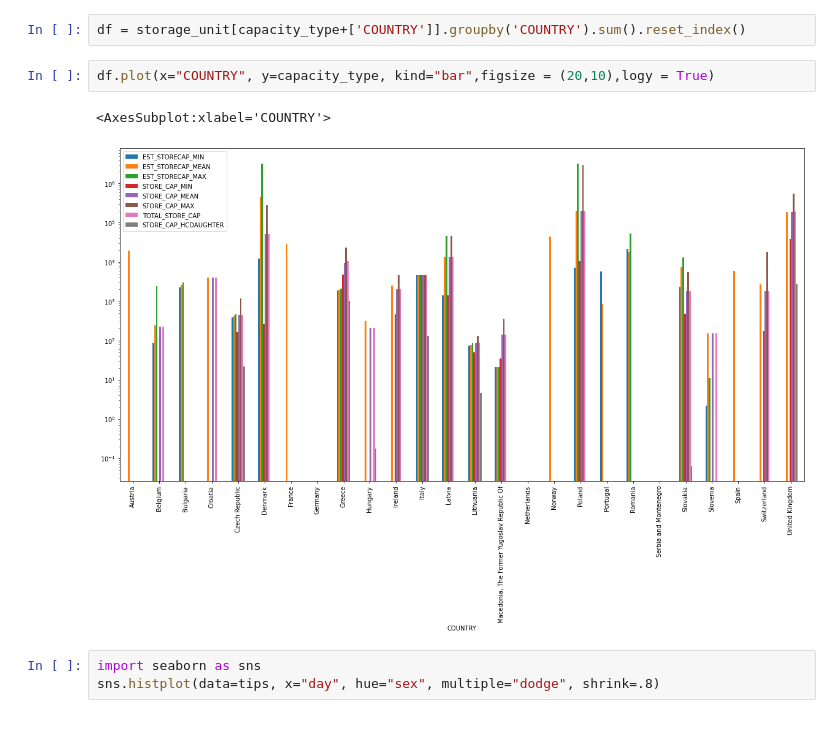
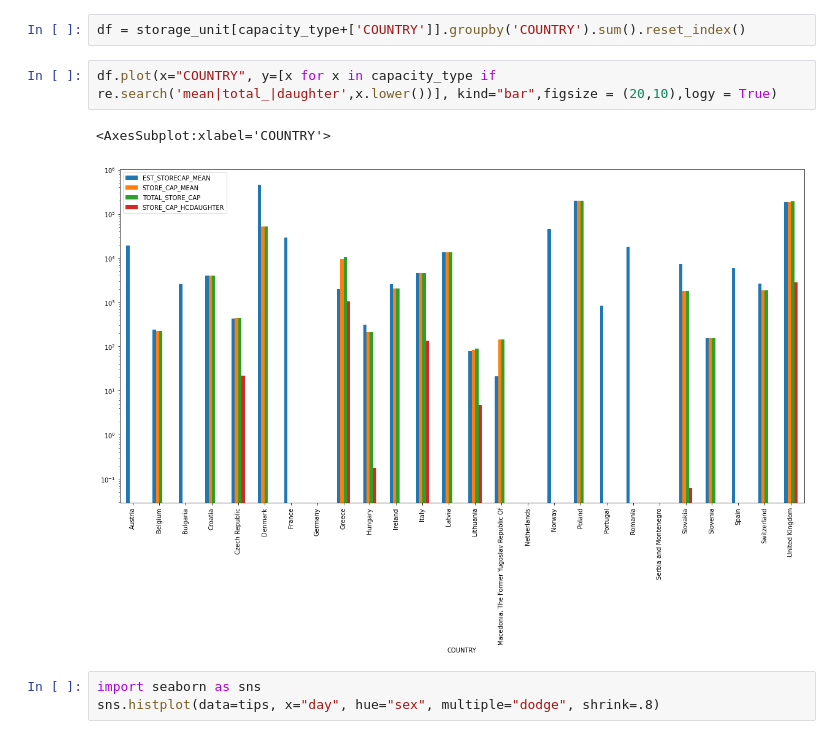
Before and after one commit to ericzhou571/Co2Storage, a Jupyter notebook: Co2stop_deep_exploring-Copy2.ipynb, the cells around one changed output. Saved outputs shown, nothing was run; the diff lists cells and outputs as text.

```diff
--- a/Co2stop_deep_exploring-Copy2.ipynb
+++ b/Co2stop_deep_exploring-Copy2.ipynb
@@ -102,10 +98,10 @@ capacity_type = [ x for x in su_cap if re.search(pattern,x)]
 # %%
 df = storage_unit[capacity_type+['COUNTRY']].groupby('COUNTRY').sum().reset_index()
 # %%
-df.plot(x="COUNTRY", y=capacity_type, kind="bar",figsize = (20,10),logy = True)
+df.plot(x="COUNTRY", y=[x for x in capacity_type if re.search('mean|total_|daughter',x.lower())], kind="bar",figsize = (20,10),logy = True)
 # %% [output]
 <AxesSubplot:xlabel='COUNTRY'>
-[figure, old version]
+[figure, new version]
 # %%
 import seaborn as sns
 sns.histplot(data=tips, x="day", hue="sex", multiple="dodge", shrink=.8)
```
Also changed, not shown: parts of 3 cells of this notebook, 2 other files.
